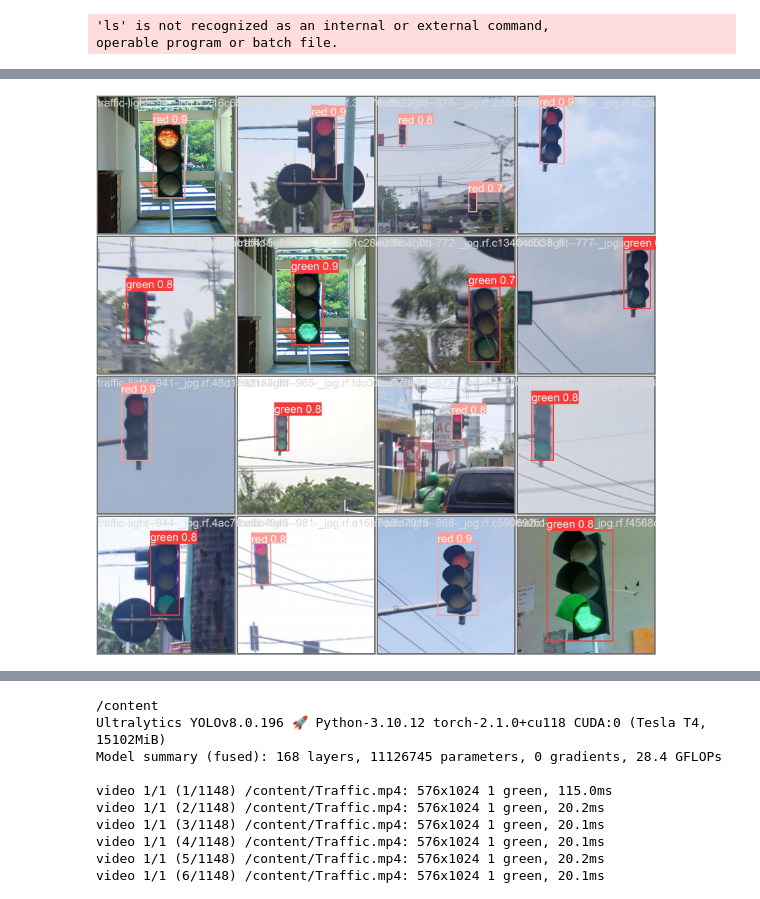
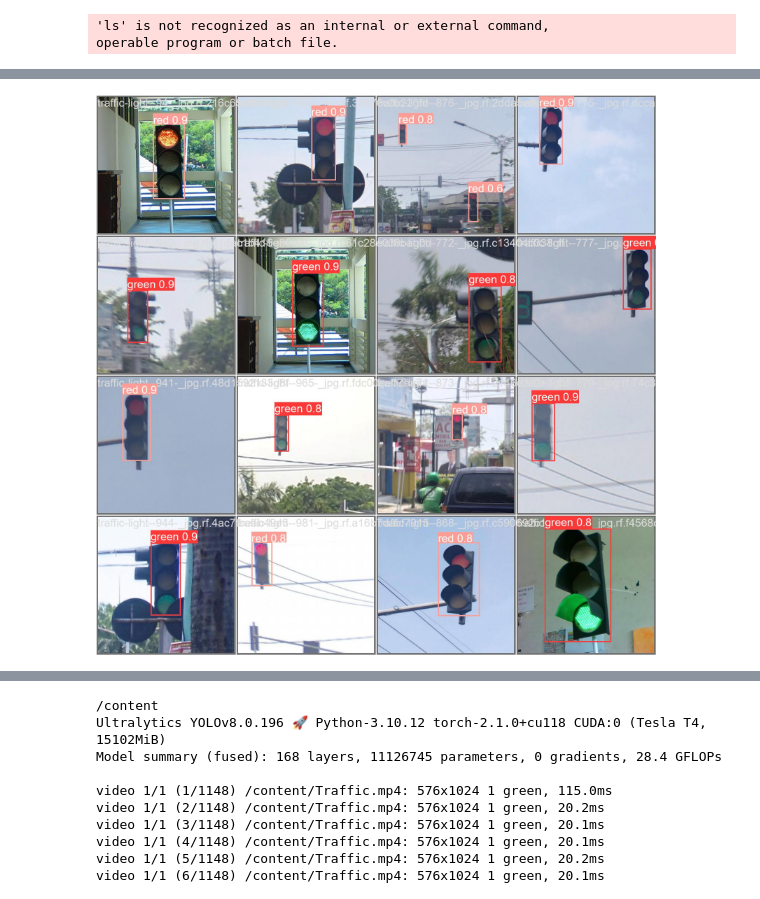
Before and after one commit to NaveenGumaste/Traffic_Light_Detection, a Jupyter notebook: Traffic_Light_Detection_(cinTAv2).ipynb, the cells around one changed output, grey strips where cells are left out. Drawn from its saved outputs; the diff is of its cells as text; code cells hidden in the pictures.

```diff
--- a/Traffic_Light_Detection_(cinTAv2).ipynb
+++ b/Traffic_Light_Detection_(cinTAv2).ipynb
@@ -146,5 +147,5 @@ OSError: [Errno 22] Invalid argument: 'Results\train\\confusion_matrix.png'
 # %%
-Image(filename = f"/content/runs/detect/train2/val_batch2_pred.jpg", height = 500)
+Image(filename = r"E:\Traffic_Light_Detection\Results\train\val_batch2_pred.jpg", height = 500)
 # %% [output]
-[figure, old version]
+[figure, new version]
 # %%
```
Also changed, not shown: parts of 13 cells of this notebook, 23 other files.
